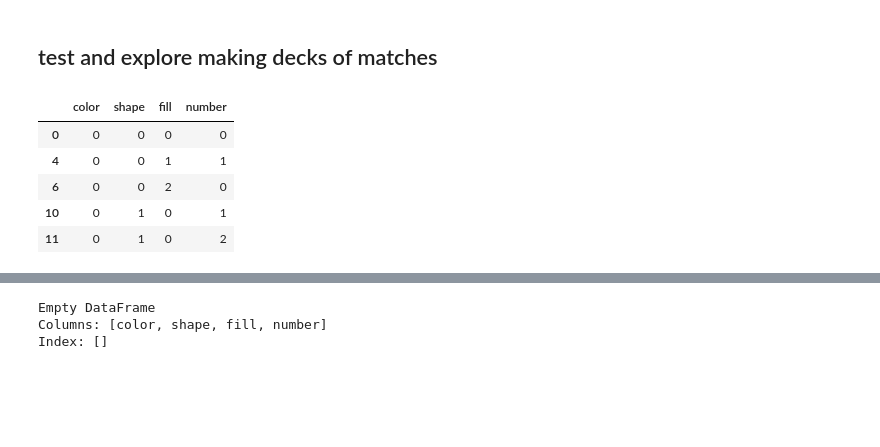
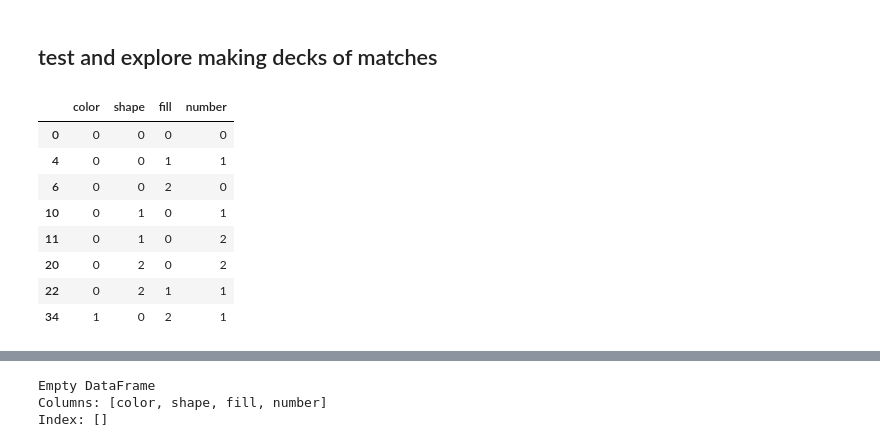
Before and after one commit to chrishuson/chrishuson.github.io, a Jupyter notebook: modeling/game-of-sets.ipynb, the cells around one changed output, grey strips where cells are left out. Drawn from its saved outputs; the diff is of its cells as text; code cells hidden in the pictures; blank space fills up the shorter version.

```diff
--- a/modeling/game-of-sets.ipynb
+++ b/modeling/game-of-sets.ipynb
@@ -213,15 +213,18 @@ for i in range(len(trimmed_decks)):
 # %% [markdown]
 ## test and explore making decks of matches
 # %%
-test_deck = card_deck.iloc[[0, 4, 6, 10, 11]]
+test_deck = card_deck.iloc[[0, 4, 6, 10, 11, 20, 22, 34]]
 test_deck
 # %% [output]
 |  | color | shape | fill | number |
 | 0 | 0 | 0 | 0 | 0 |
 | 4 | 0 | 0 | 1 | 1 |
 | 6 | 0 | 0 | 2 | 0 |
 | 10 | 0 | 1 | 0 | 1 |
 | 11 | 0 | 1 | 0 | 2 |
+| 20 | 0 | 2 | 0 | 2 |
+| 22 | 0 | 2 | 1 | 1 |
+| 34 | 1 | 0 | 2 | 1 |
 # %%
 test_deck_of_matches = make_deck_of_matches(test_deck)
 duplicate_rows = test_deck_of_matches[test_deck_of_matches.duplicated()]
```
Also changed, not shown: parts of 9 cells of this notebook.
